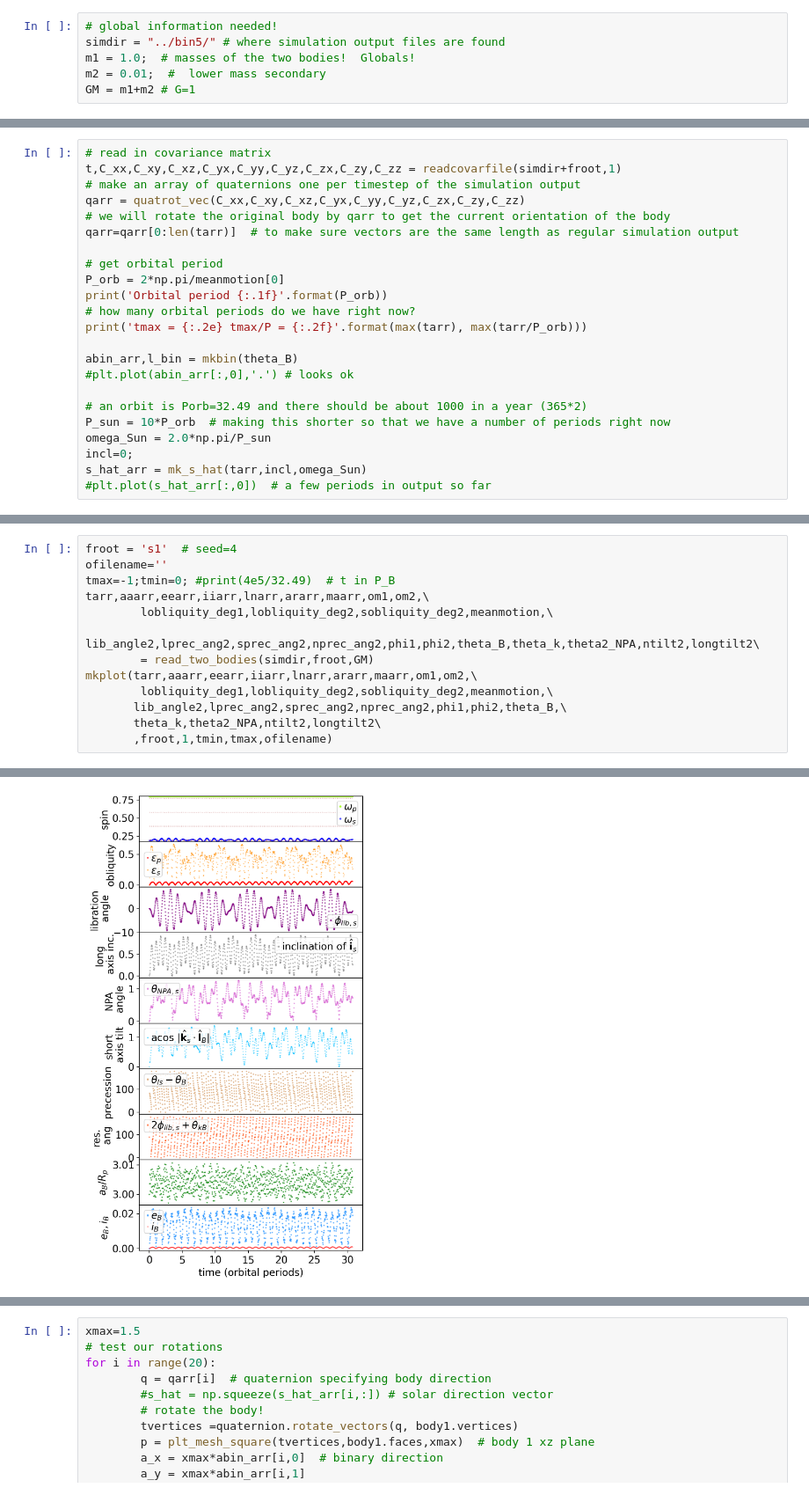
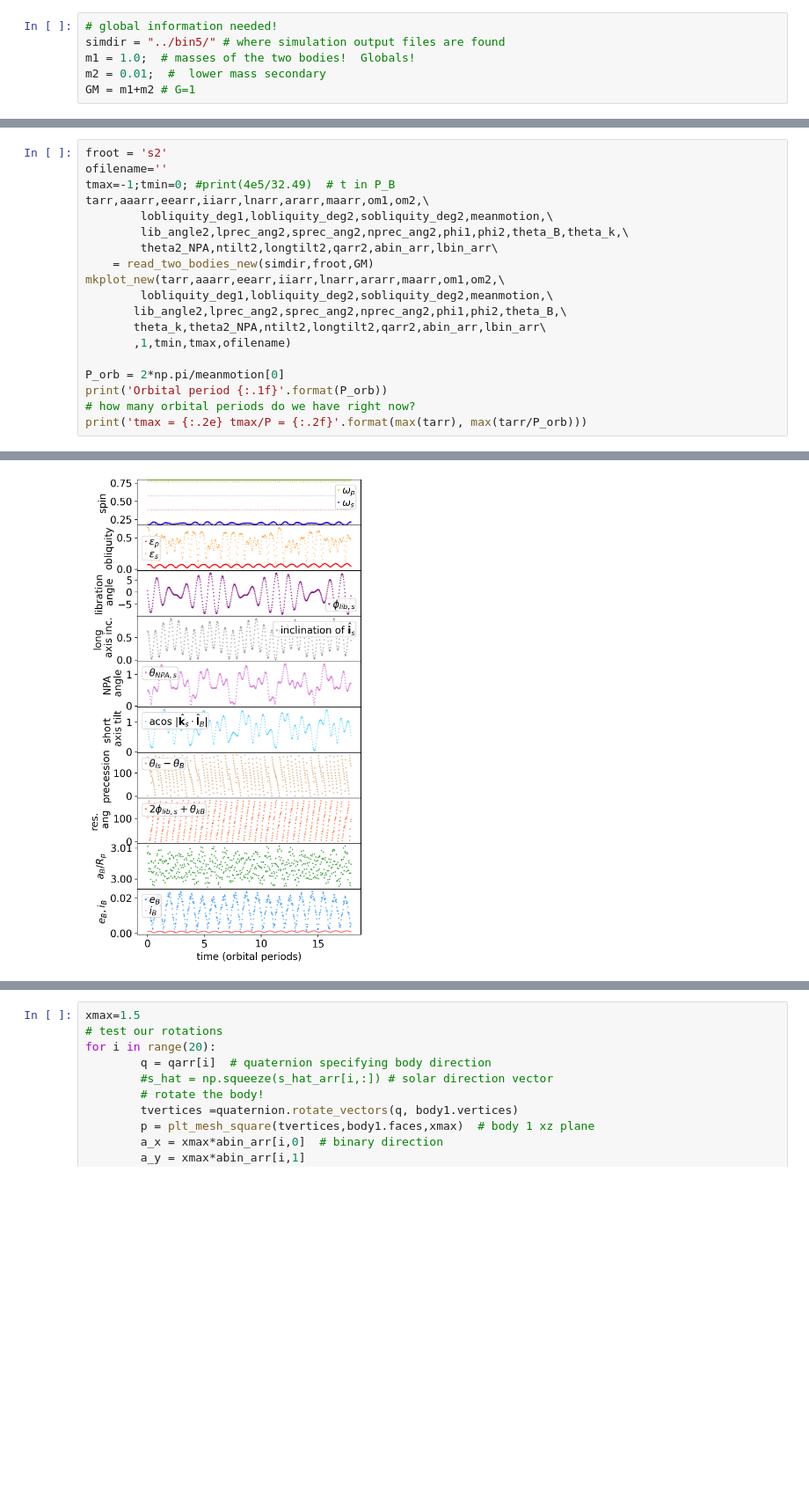
Before and after one commit to aquillen/asteroid_binary, a Jupyter notebook: myexamples/pylab/bin_BYORP1.ipynb, the cells around one changed output, grey strips where cells are left out. Shown at 88% size. Drawn from its saved outputs; the diff is of its cells as text; blank space fills up the shorter version.

```diff
--- a/myexamples/pylab/bin_BYORP1.ipynb
+++ b/myexamples/pylab/bin_BYORP1.ipynb
@@ -331,23 +367,0 @@ Porb 32.49
-# %%
-# read in covariance matrix
-t,C_xx,C_xy,C_xz,C_yx,C_yy,C_yz,C_zx,C_zy,C_zz = readcovarfile(simdir+froot,1)
-# make an array of quaternions one per timestep of the simulation output
-qarr = quatrot_vec(C_xx,C_xy,C_xz,C_yx,C_yy,C_yz,C_zx,C_zy,C_zz)
-# we will rotate the original body by qarr to get the current orientation of the body
-qarr=qarr[0:len(tarr)]  # to make sure vectors are the same length as regular simulation output
-
-# get orbital period
-P_orb = 2*np.pi/meanmotion[0]
-print('Orbital period {:.1f}'.format(P_orb))
-# how many orbital periods do we have right now?
-print('tmax = {:.2e} tmax/P = {:.2f}'.format(max(tarr), max(tarr/P_orb)))
-
-abin_arr,l_bin = mkbin(theta_B)
-#plt.plot(abin_arr[:,0],'.') # looks ok
-
-# an orbit is Porb=32.49 and there should be about 1000 in a year (365*2)
-P_sun = 10*P_orb  # making this shorter so that we have a number of periods right now
-omega_Sun = 2.0*np.pi/P_sun
-incl=0;
-s_hat_arr = mk_s_hat(tarr,incl,omega_Sun)
-#plt.plot(s_hat_arr[:,0])  # a few periods in output so far
@@ -399,14 +513,20 @@ plt.plot([min(tarr[i0:i1]),max(tarr[i0:i1])],[0,0],'r-')
 # %%
-froot = 's1'  # seed=4
+froot = 's2'
 ofilename=''
 tmax=-1;tmin=0; #print(4e5/32.49)  # t in P_B
 tarr,aaarr,eearr,iiarr,lnarr,ararr,maarr,om1,om2,\
         lobliquity_deg1,lobliquity_deg2,sobliquity_deg2,meanmotion,\
-        lib_angle2,lprec_ang2,sprec_ang2,nprec_ang2,phi1,phi2,theta_B,theta_k,theta2_NPA,ntilt2,longtilt2\
-        = read_two_bodies(simdir,froot,GM)
-mkplot(tarr,aaarr,eearr,iiarr,lnarr,ararr,maarr,om1,om2,\
+        lib_angle2,lprec_ang2,sprec_ang2,nprec_ang2,phi1,phi2,theta_B,theta_k,\
+        theta2_NPA,ntilt2,longtilt2,qarr2,abin_arr,lbin_arr\
+    = read_two_bodies_new(simdir,froot,GM)
+mkplot_new(tarr,aaarr,eearr,iiarr,lnarr,ararr,maarr,om1,om2,\
         lobliquity_deg1,lobliquity_deg2,sobliquity_deg2,meanmotion,\
        lib_angle2,lprec_ang2,sprec_ang2,nprec_ang2,phi1,phi2,theta_B,\
-       theta_k,theta2_NPA,ntilt2,longtilt2\
-       ,froot,1,tmin,tmax,ofilename)
+       theta_k,theta2_NPA,ntilt2,longtilt2,qarr2,abin_arr,lbin_arr\
+       ,1,tmin,tmax,ofilename)
+
+P_orb = 2*np.pi/meanmotion[0]
+print('Orbital period {:.1f}'.format(P_orb))
+# how many orbital periods do we have right now?
+print('tmax = {:.2e} tmax/P = {:.2f}'.format(max(tarr), max(tarr/P_orb)))
 # %% [output]
@@ -417 +539 @@ Porb 32.49
-[figure, old version]
+[figure, new version]
```
Also changed, not shown: parts of 33 cells of this notebook.
